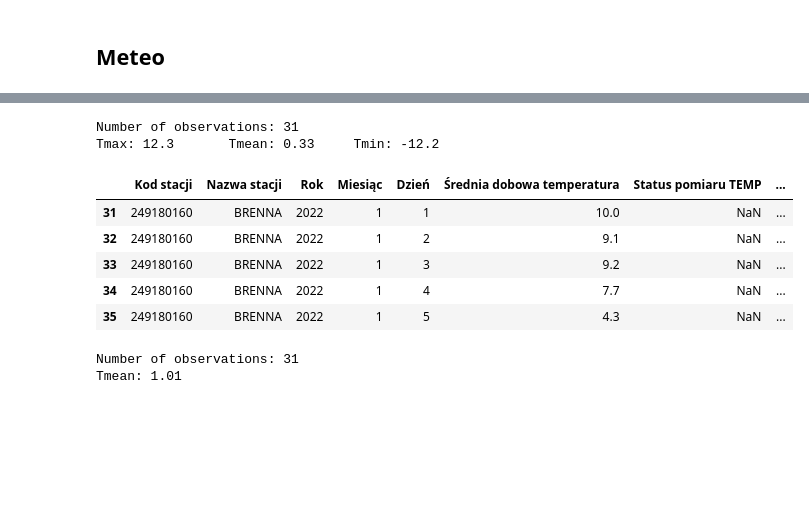
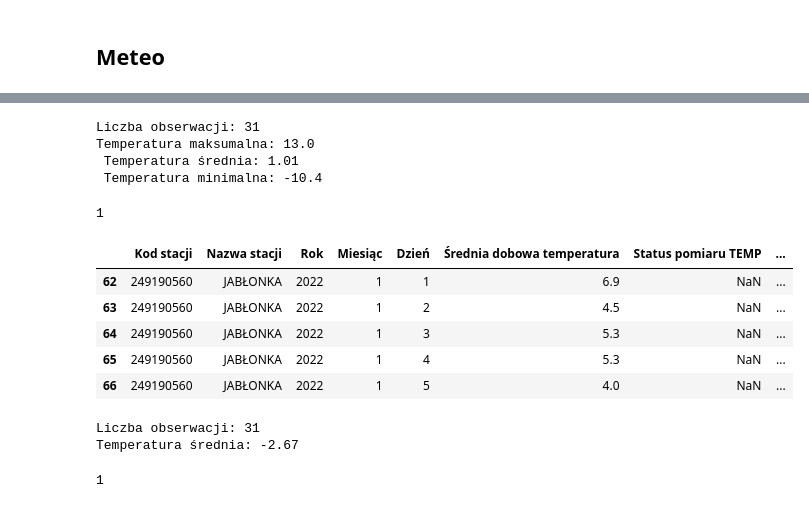
Before and after one commit to Daldek/IMGWTools, a Jupyter notebook: Notebooks/Stats.ipynb, the cells around one changed output, grey strips where cells are left out. Cells and saved outputs as stored; diff of their text form; code cells hidden in the pictures; blank space fills up the shorter version.

Commit message:
Basic meteo stats

```diff
--- a/Notebooks/Stats.ipynb
+++ b/Notebooks/Stats.ipynb
@@ -115,22 +115,26 @@ df.head()
-# %%
-meteo_station.basic_stats(df)
-# %% [output]
-Number of observations: 31
-Tmax: 12.3       Tmean: 0.33     Tmin: -12.2
+# %%
+meteo_station1.basic_stats(df1)
+# %% [output]
+Liczba obserwacji: 31
+Temperatura maksumalna: 13.0
+ Temperatura średnia: 1.01
+ Temperatura minimalna: -10.4
+1
 # %%
-meteo_station2 = MeteoStationData(station_id=249180160)
+meteo_station2 = MeteoStationData(station_id=249190560)
 csv_path2 = r'E:\OneDrive\Dokumenty\Programowanie\IMGWTools\data\downloaded\dane_meteorologiczne\dobowe\klimat\2022\k_d_t_01_2022.csv'
 df2 = meteo_station2.station_data_to_df(csv_path=csv_path2)
 df2.head()
 # %% [output]
 |  | Kod stacji | Nazwa stacji | Rok | Miesiąc | Dzień | Średnia dobowa temperatura | Status pomiaru TEMP | ... |
-| 31 | 249180160 | BRENNA | 2022 | 1 | 1 | 10.0 | NaN | ... |
-| 32 | 249180160 | BRENNA | 2022 | 1 | 2 | 9.1 | NaN | ... |
-| 33 | 249180160 | BRENNA | 2022 | 1 | 3 | 9.2 | NaN | ... |
-| 34 | 249180160 | BRENNA | 2022 | 1 | 4 | 7.7 | NaN | ... |
-| 35 | 249180160 | BRENNA | 2022 | 1 | 5 | 4.3 | NaN | ... |
+| 62 | 249190560 | JABŁONKA | 2022 | 1 | 1 | 6.9 | NaN | ... |
+| 63 | 249190560 | JABŁONKA | 2022 | 1 | 2 | 4.5 | NaN | ... |
+| 64 | 249190560 | JABŁONKA | 2022 | 1 | 3 | 5.3 | NaN | ... |
+| 65 | 249190560 | JABŁONKA | 2022 | 1 | 4 | 5.3 | NaN | ... |
+| 66 | 249190560 | JABŁONKA | 2022 | 1 | 5 | 4.0 | NaN | ... |
 # %%
 meteo_station2.basic_stats(df2)
 # %% [output]
-Number of observations: 31
-Tmean: 1.01
+Liczba obserwacji: 31
+Temperatura średnia: -2.67
+1
```
Also changed, not shown: parts of 16 cells of this notebook, 3 other files.
